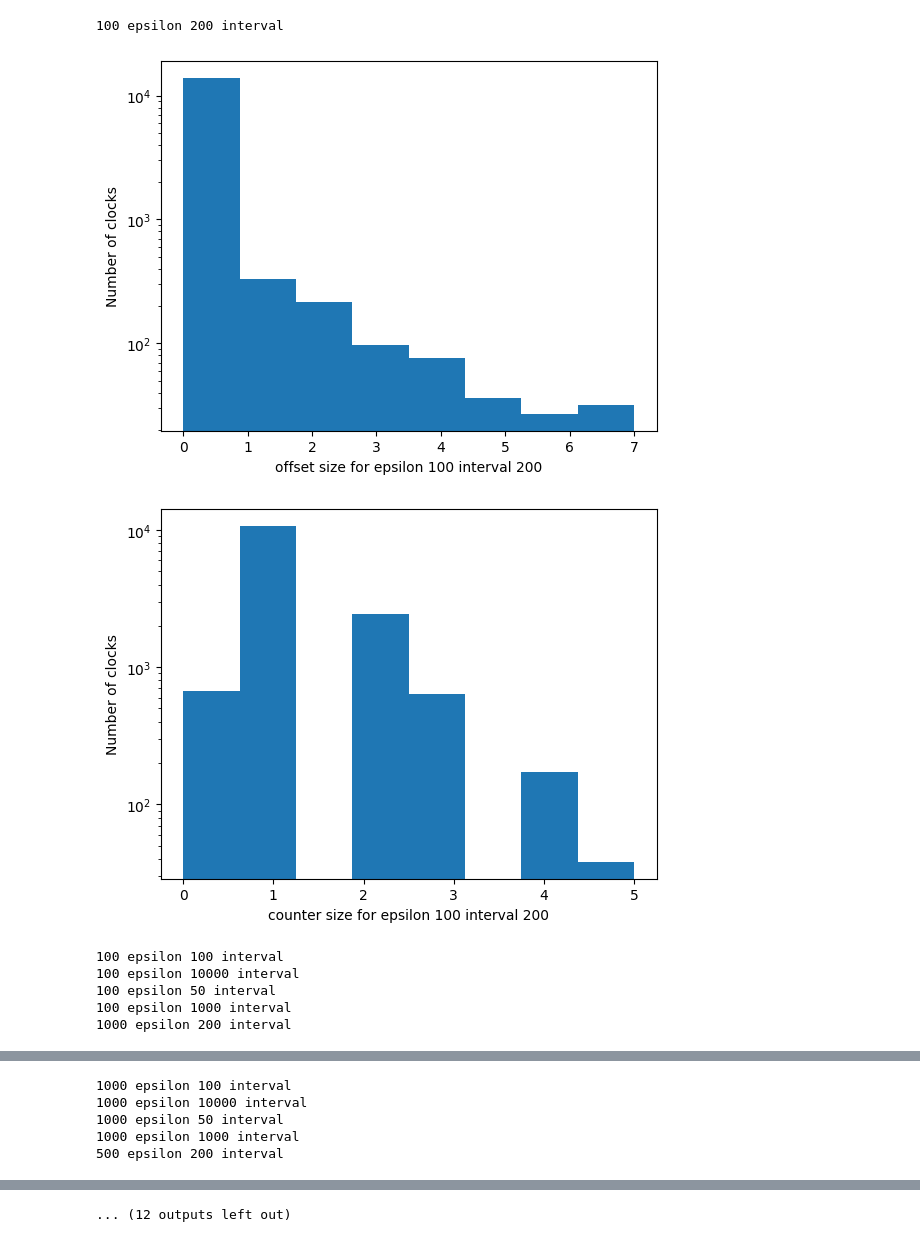
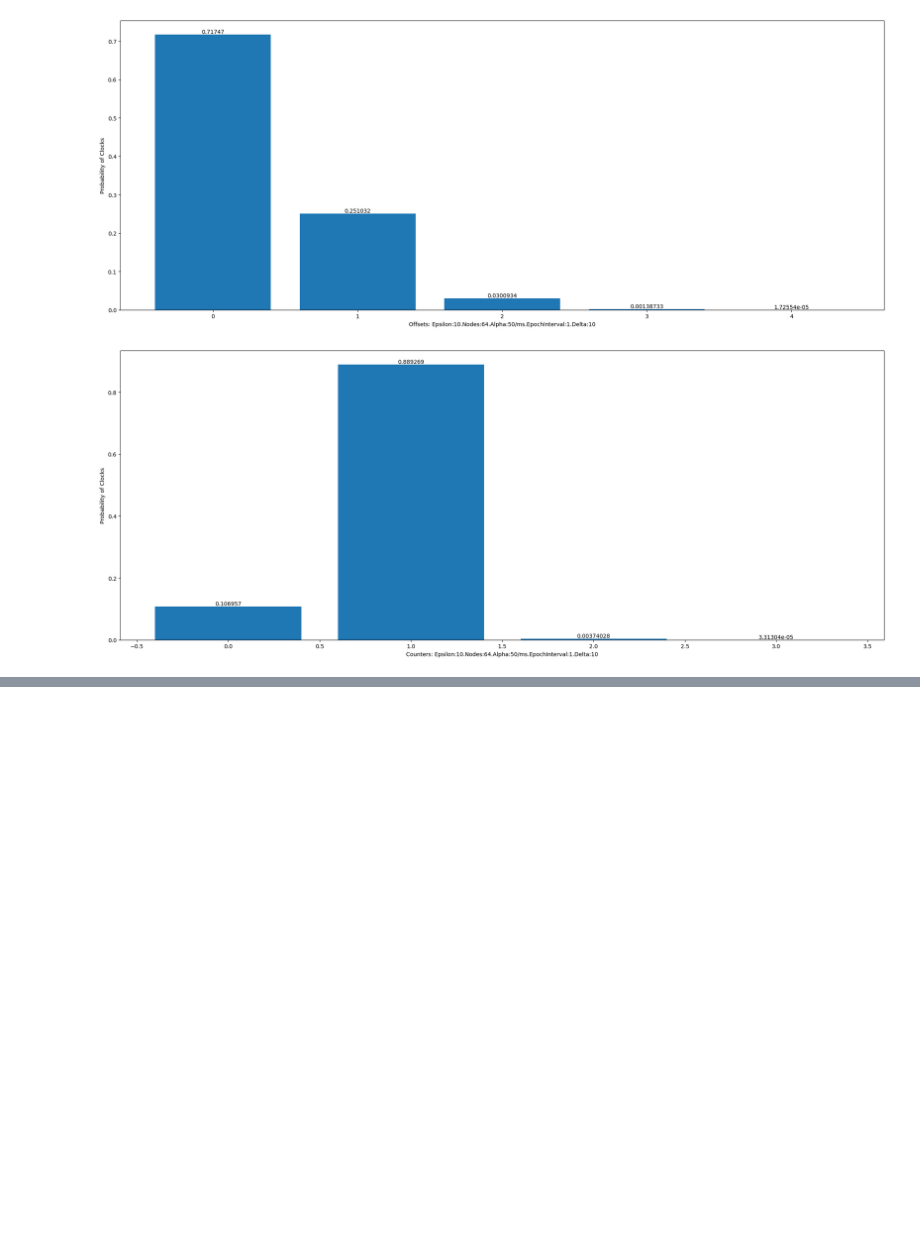
Before and after one commit to shaanzie/replay-clocks, a Jupyter notebook: hvc/Analysis.ipynb, the cells around one changed output, grey strips where cells are left out. Cells and saved outputs as stored; diff of their text form; code cells hidden in the pictures; blank space fills up the shorter version.

```diff
--- a/hvc/Analysis.ipynb
+++ b/hvc/Analysis.ipynb
@@ -19,4 +31,11 @@ df = parser.df
 # %%
 df = df.sort_values(['time']).reset_index(drop = True)
 # %%
-df
+prob_offsets = {}
+prob_counters = {}
+
+for offset in sorted(df['f.offset_size'].unique()):
+    prob_offsets[offset] = len(df[df['f.offset_size'] == offset].index)/len(df.index)
+
+for counter in sorted(df['f.counter_size'].unique()):
+    prob_counters[counter] = len(df[df['f.counter_size'] == counter].index)/len(df.index)
@@ -37,24 +42,45 @@ df
 # %%
-for epsilon in df['epsilon'].unique():
-    for interval in df['interval'].unique():
-        print('{} epsilon {} interval'.format(epsilon,  interval))
-        sample_df = df[(df['epsilon'] == epsilon) & (df['interval'] == interval)]
-        if len(sample_df.index) == 0:
-            continue
-        plt.hist(sample_df['f.offset_size'], bins = 8, log = True)
-        plt.xlabel('offset size for epsilon {} interval {}'.format(epsilon, interval))
-        plt.ylabel('Number of clocks')
-        plt.show()
-        plt.hist(sample_df['f.counter_size'], bins = 8, log = True)
-        plt.xlabel('counter size for epsilon {} interval {}'.format(epsilon, interval))
-        plt.ylabel('Number of clocks')
-        plt.show()
+'''
+Notes:
+use_leader = False
+threshold to tick = 0.5
+Way to interpret graphs: With a 0.07 probability, we see a clock with offset size of 5
+'''
+
+plt.rcParams["figure.figsize"] = [20, 8]
+plt.rcParams["figure.autolayout"] = True
+
+bars = plt.bar(prob_offsets.keys(), prob_offsets.values())
+plt.bar_label(bars)
+plt.ylabel('Probability of Clocks')
+plt.xlabel('Offsets: Epsilon:{E}.Nodes:{N}.Alpha:{A}/ms.EpochInterval:{I}.Delta:{D}'.format(E=df['epsilon'].unique()[0],
+                                        N=df['num_nodes'].unique()[0],
+                                        A=int(df['send_threshold'].unique()[0]*1000),
+                                        I=df['interval'].unique()[0],
+                                        D=df['delta'].unique()[0]))
+
+plt.savefig('../imgs/Offsets_E{E}_N{N}_A{A}_I{I}_D{D}.png'.format(E=df['epsilon'].unique()[0],
+                                        N=df['num_nodes'].unique()[0],
+                                        A=int(df['send_threshold'].unique()[0]*1000),
+                                        I=df['interval'].unique()[0],
+                                        D=df['delta'].unique()[0]))
+plt.show()
+
+
+bars = plt.bar(prob_counters.keys(), prob_counters.values())
+plt.bar_label(bars)
+plt.ylabel('Probability of Clocks')
+plt.xlabel('Counters: Epsilon:{E}.Nodes:{N}.Alpha:{A}/ms.EpochInterval:{I}.Delta:{D}'.format(E=df['epsilon'].unique()[0],
+                                        N=df['num_nodes'].unique()[0],
+                                        A=int(df['send_threshold'].unique()[0]*1000),
+                                        I=df['interval'].unique()[0],
+                                        D=df['delta'].unique()[0]))
+plt.savefig('../imgs/Counters_E{E}_N{N}_A{A}_I{I}_D{D}.png'.format(E=df['epsilon'].unique()[0],
+                                        N=df['num_nodes'].unique()[0],
+                                        A=int(df['send_threshold'].unique()[0]*1000),
+                                        I=df['interval'].unique()[0],
+                                        D=df['delta'].unique()[0]))
+plt.show()
 # %% [output]
-100 epsilon 200 interval
-[figure, old version]
+[figure, new version]
-[figure, old version]
+[figure, new version]
-100 epsilon 100 interval
-100 epsilon 10000 interval
-100 epsilon 50 interval
-100 epsilon 1000 interval
-1000 epsilon 200 interval
@@ -63,5 +86,0 @@ for epsilon in df['epsilon'].unique():
-1000 epsilon 100 interval
-1000 epsilon 10000 interval
-1000 epsilon 50 interval
-1000 epsilon 1000 interval
-500 epsilon 200 interval
@@ -77 +86,0 @@ for epsilon in df['epsilon'].unique():
-... (12 outputs left out)
```
Also changed, not shown: parts of 7 cells of this notebook, 13 other files.
